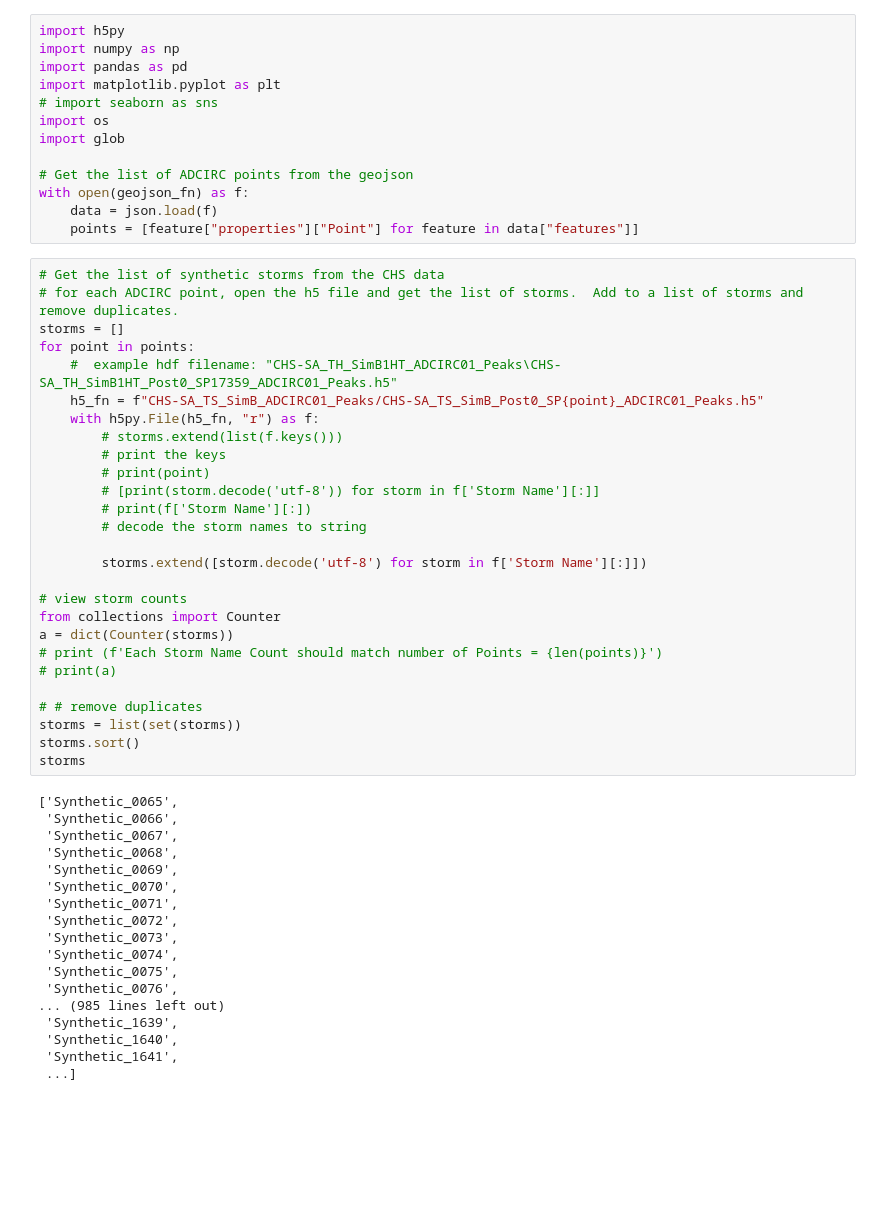
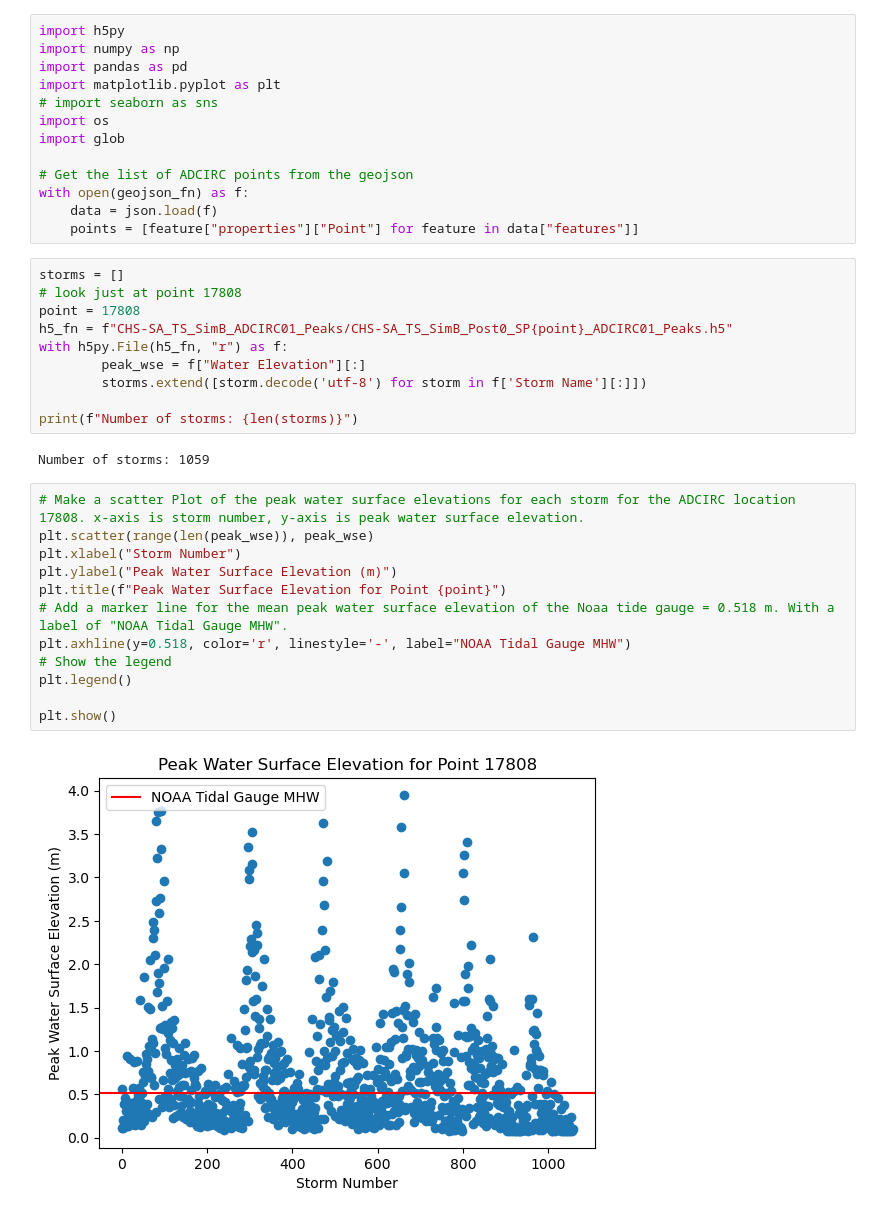
Before and after one commit to mylesmc123/Jacksonville, a Jupyter notebook: SyntheticStormPeaks.ipynb, the cells around one changed output. Saved outputs shown, nothing was run; the diff lists cells and outputs as text; blank space fills up the shorter version.

Commit message:
Synthetic Storm vs MHW completed

```diff
--- a/SyntheticStormPeaks.ipynb
+++ b/SyntheticStormPeaks.ipynb
@@ -43,48 +52,29 @@ import glob
 with open(geojson_fn) as f:
     data = json.load(f)
     points = [feature["properties"]["Point"] for feature in data["features"]]
-# %%
-# Get the list of synthetic storms from the CHS data
-# for each ADCIRC point, open the h5 file and get the list of storms.  Add to a list of storms and remove duplicates.
-storms = []
-for point in points:
-    #  example hdf filename: "CHS-SA_TH_SimB1HT_ADCIRC01_Peaks\CHS-SA_TH_SimB1HT_Post0_SP17359_ADCIRC01_Peaks.h5"
-    h5_fn = f"CHS-SA_TS_SimB_ADCIRC01_Peaks/CHS-SA_TS_SimB_Post0_SP{point}_ADCIRC01_Peaks.h5"
-    with h5py.File(h5_fn, "r") as f:
-        # storms.extend(list(f.keys()))
-        # print the keys
-        # print(point)
-        # [print(storm.decode('utf-8')) for storm in f['Storm Name'][:]]
-        # print(f['Storm Name'][:])
-        # decode the storm names to string
-
-        storms.extend([storm.decode('utf-8') for storm in f['Storm Name'][:]])
-
-# view storm counts
-from collections import Counter
-a = dict(Counter(storms))
-# print (f'Each Storm Name Count should match number of Points = {len(points)}')
-# print(a)
-
-# # remove duplicates
-storms = list(set(storms))
-storms.sort()
-storms
-# %% [output]
-['Synthetic_0065',
- 'Synthetic_0066',
- 'Synthetic_0067',
- 'Synthetic_0068',
- 'Synthetic_0069',
- 'Synthetic_0070',
- 'Synthetic_0071',
- 'Synthetic_0072',
- 'Synthetic_0073',
- 'Synthetic_0074',
- 'Synthetic_0075',
- 'Synthetic_0076',
-... (985 lines left out)
- 'Synthetic_1639',
- 'Synthetic_1640',
- 'Synthetic_1641',
- ...]
+# %%
+storms = []
+# look just at point 17808
+point = 17808
+h5_fn = f"CHS-SA_TS_SimB_ADCIRC01_Peaks/CHS-SA_TS_SimB_Post0_SP{point}_ADCIRC01_Peaks.h5"
+with h5py.File(h5_fn, "r") as f:
+        peak_wse = f["Water Elevation"][:]
+        storms.extend([storm.decode('utf-8') for storm in f['Storm Name'][:]])
+
+print(f"Number of storms: {len(storms)}")
+# %% [output]
+Number of storms: 1059
+# %%
+# Make a scatter Plot of the peak water surface elevations for each storm for the ADCIRC location 17808. x-axis is storm number, y-axis is peak water surface elevation.
+plt.scatter(range(len(peak_wse)), peak_wse)
+plt.xlabel("Storm Number")
+plt.ylabel("Peak Water Surface Elevation (m)")
+plt.title(f"Peak Water Surface Elevation for Point {point}")
+# Add a marker line for the mean peak water surface elevation of the Noaa tide gauge = 0.518 m. With a label of "NOAA Tidal Gauge MHW".
+plt.axhline(y=0.518, color='r', linestyle='-', label="NOAA Tidal Gauge MHW")
+# Show the legend
+plt.legend()
+
+plt.show()
+# %% [output]
+[figure, added]
```
Also changed, not shown: parts of 4 cells of this notebook, 5 other files.
